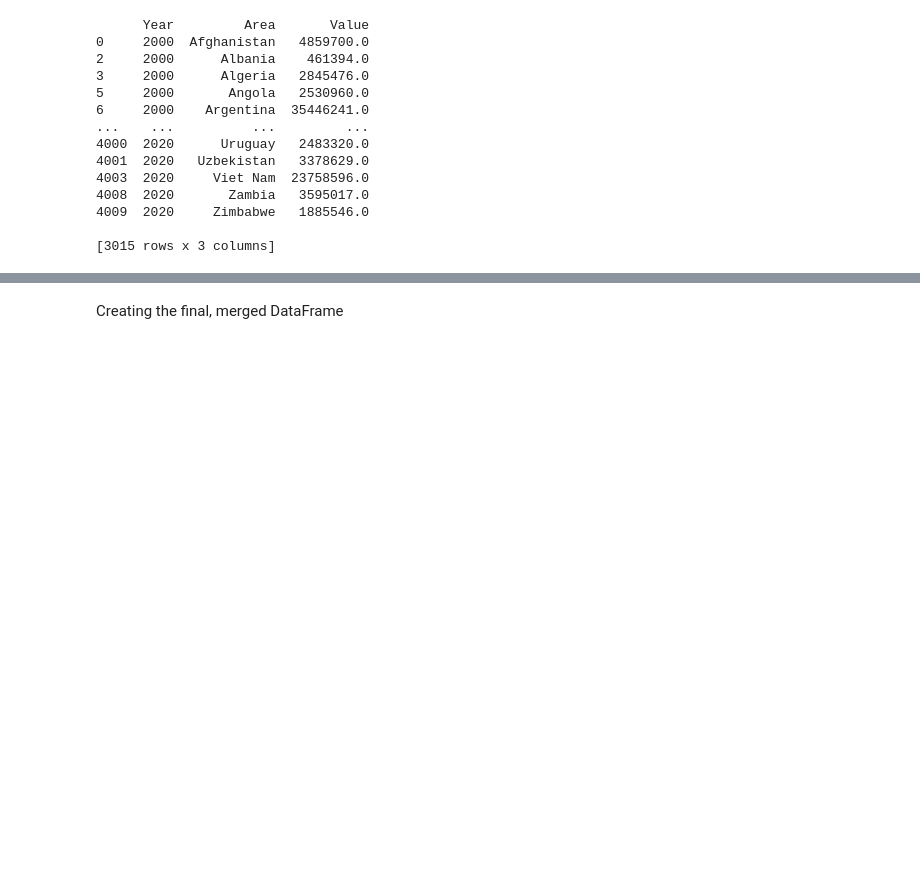
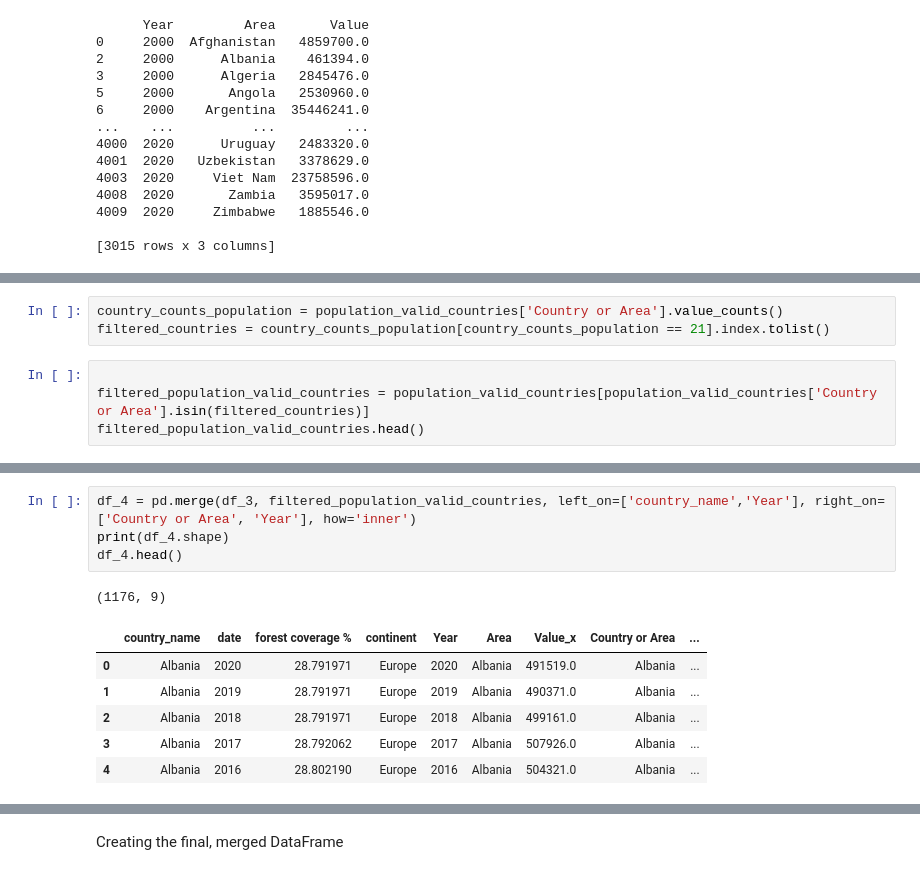
Before and after one commit to BoSuto/Specialist-Certificate-in-Data-Analytics-Essential-Jan-2023, a Jupyter notebook: Project - Spring 2023.ipynb, the cells around one changed output, grey strips where cells are left out. Saved outputs shown, nothing was run; the diff lists cells and outputs as text; blank space fills up the shorter version.

```diff
--- a/Project - Spring 2023.ipynb
+++ b/Project - Spring 2023.ipynb
@@ -497,0 +516,7 @@ Text(0.5, 1.0, 'Population')
+# %%
+country_counts_population = population_valid_countries['Country or Area'].value_counts()
+filtered_countries = country_counts_population[country_counts_population == 21].index.tolist()
+# %%
+
+filtered_population_valid_countries = population_valid_countries[population_valid_countries['Country or Area'].isin(filtered_countries)]
+filtered_population_valid_countries.head()
@@ -497,0 +588,12 @@ Text(0.5, 1.0, 'Population')
+# %%
+df_4 = pd.merge(df_3, filtered_population_valid_countries, left_on=['country_name','Year'], right_on=['Country or Area', 'Year'], how='inner')
+print(df_4.shape)
+df_4.head()
+# %% [output]
+(1176, 9)
+|  | country_name | date | forest coverage % | continent | Year | Area | Value_x | Country or Area | ... |
+| 0 | Albania | 2020 | 28.791971 | Europe | 2020 | Albania | 491519.0 | Albania | ... |
+| 1 | Albania | 2019 | 28.791971 | Europe | 2019 | Albania | 490371.0 | Albania | ... |
+| 2 | Albania | 2018 | 28.791971 | Europe | 2018 | Albania | 499161.0 | Albania | ... |
+| 3 | Albania | 2017 | 28.792062 | Europe | 2017 | Albania | 507926.0 | Albania | ... |
+| 4 | Albania | 2016 | 28.802190 | Europe | 2016 | Albania | 504321.0 | Albania | ... |
```
Also changed, not shown: parts of 44 cells of this notebook.
